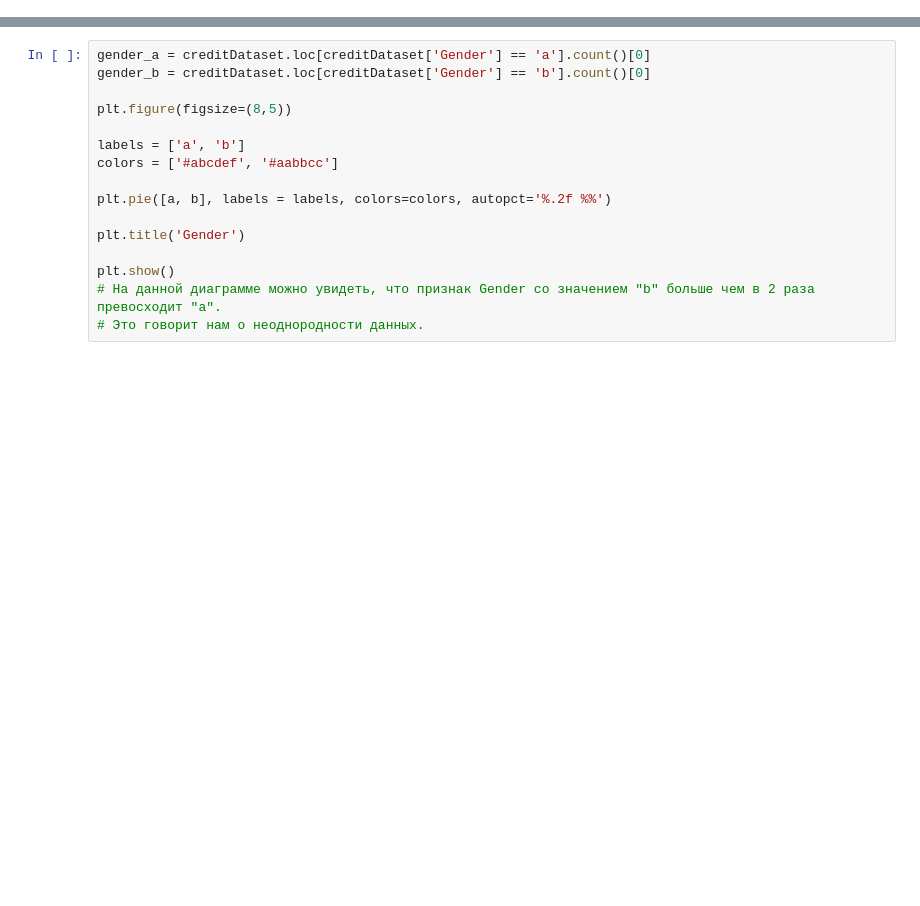
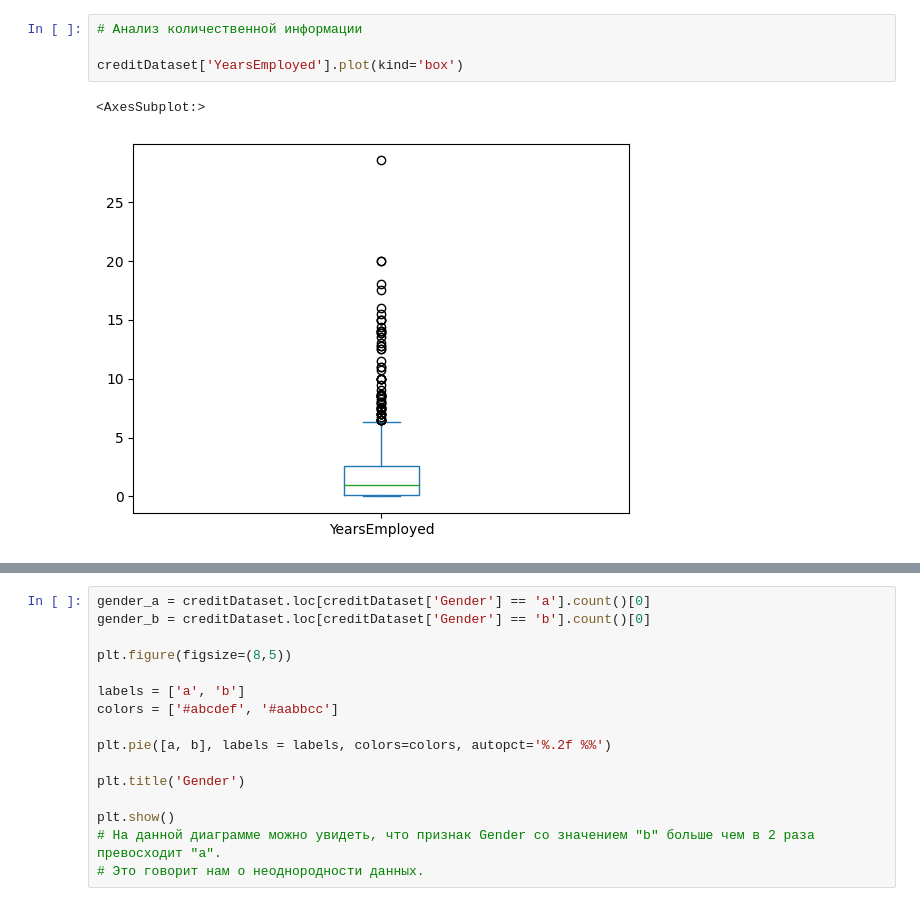
Before and after one commit to BEE063/dataset, a Jupyter notebook: notebooks_CreditDataset.ipynb, the cells around one changed output, grey strips where cells are left out. Saved outputs shown, nothing was run; the diff lists cells and outputs as text; blank space fills up the shorter version.

```diff
--- a/notebooks_CreditDataset.ipynb
+++ b/notebooks_CreditDataset.ipynb
@@ -45,0 +106,7 @@ max     28.000000      28.500000     67.00000  100000.000000
+# %%
+# Анализ количественной информации
+
+creditDataset['YearsEmployed'].plot(kind='box')
+# %% [output]
+<AxesSubplot:>
+[figure, added]
```
Also changed, not shown: parts of 25 cells of this notebook.
